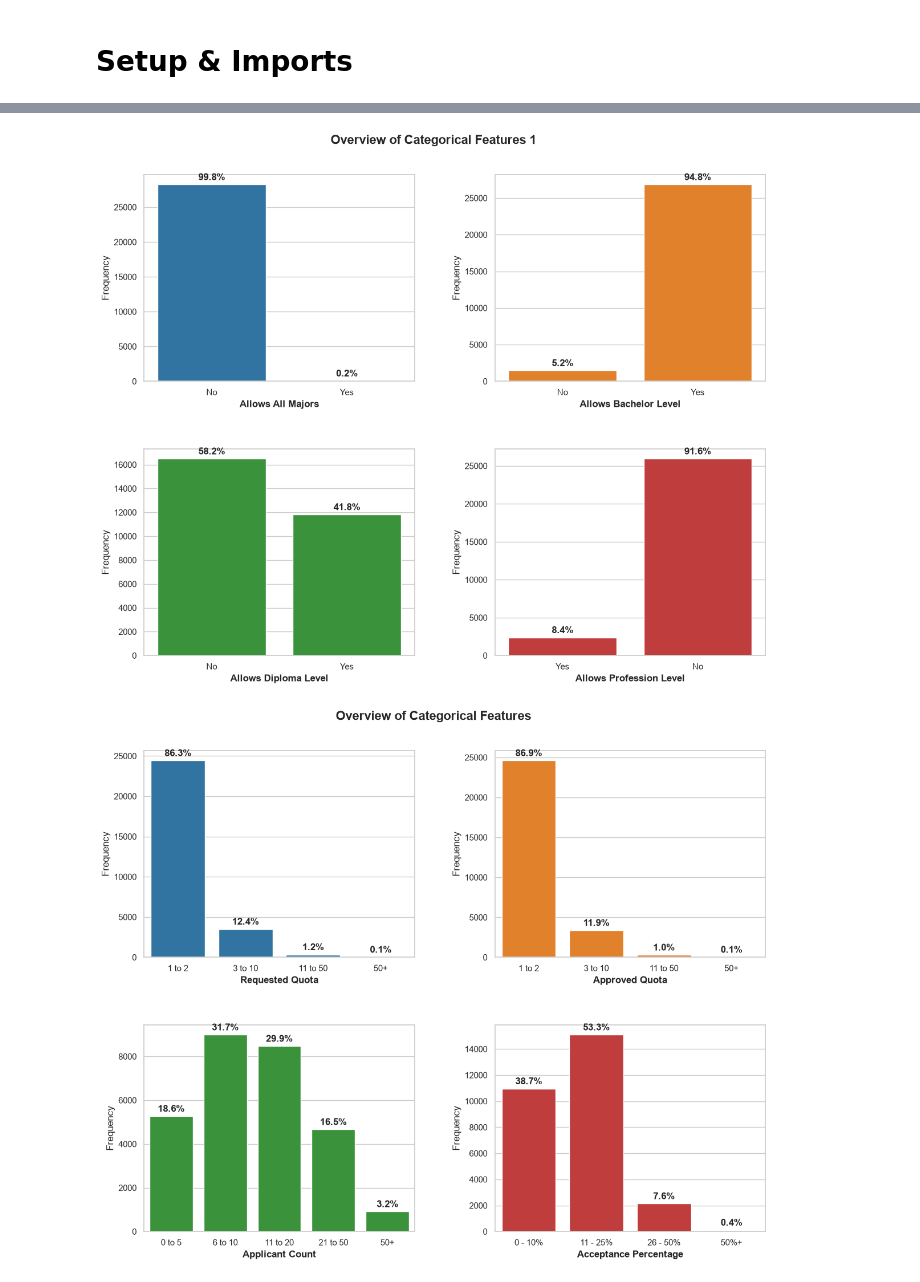
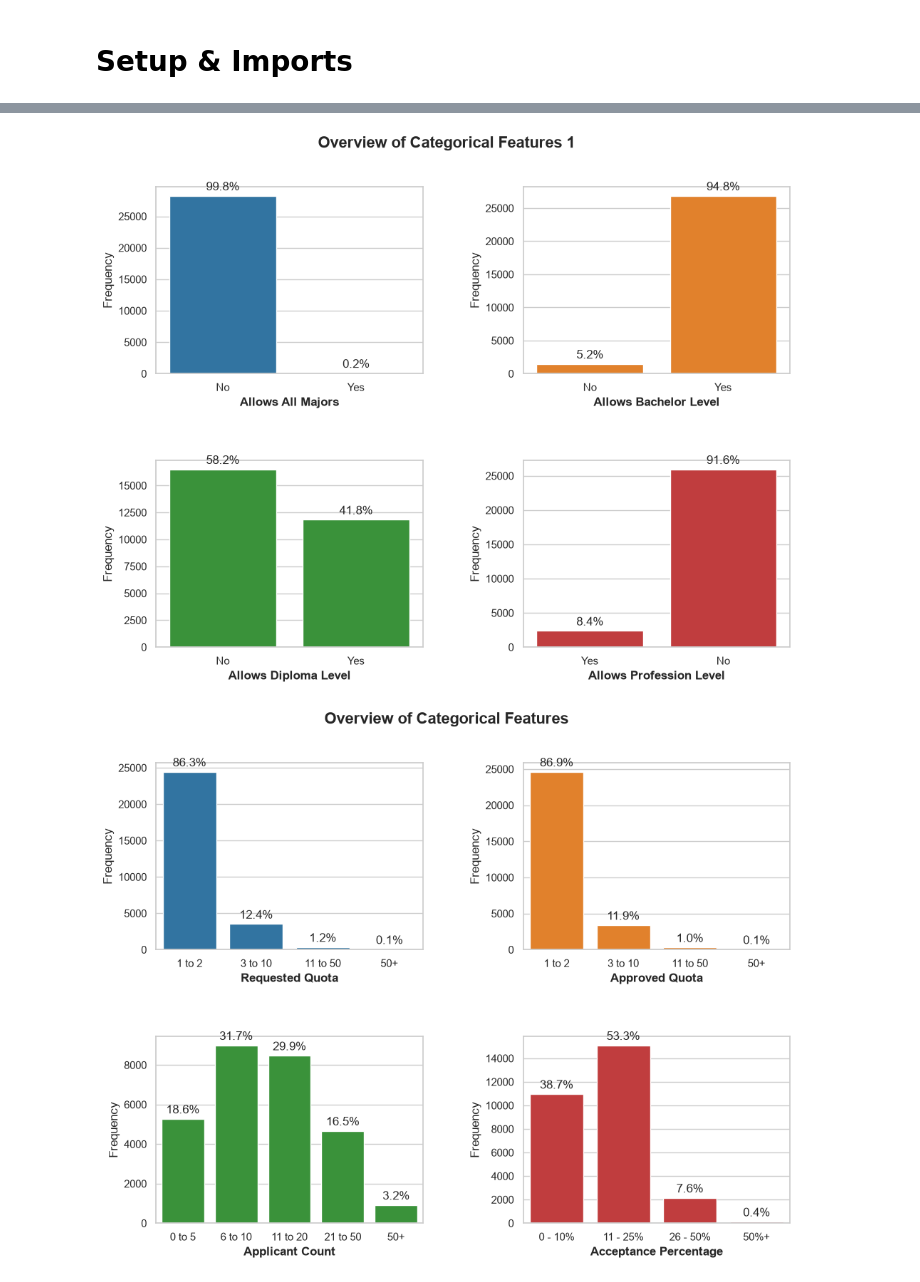
Before and after one commit to tejakusumahyusuf832/maganghub-analysis, a Jupyter notebook: notebooks/3.0-yt-exploratory-data-analysis.ipynb, the cells around one changed output, grey strips where cells are left out. Drawn from its saved outputs; the diff is of its cells as text; code cells hidden in the pictures.

```diff
--- a/notebooks/3.0-yt-exploratory-data-analysis.ipynb
+++ b/notebooks/3.0-yt-exploratory-data-analysis.ipynb
@@ -45 +29,5 @@ internship_postings[
+# %%
+# Set visual style
+sns.set_theme(style="whitegrid")
+plt.rcParams["font.sans-serif"] = "DejaVu Sans"
 # %% [markdown]
@@ -55,8 +43,7 @@ plotted_cols = ["requested_quota", "approved_quota", "applicant_count", "accepta
 colors = sns.color_palette("tab10", len(plotted_cols))
 
 # Set the canvas
-sns.set_theme(style="whitegrid")
-fig, axes = plt.subplots(2, 2, figsize=(12, 10))
+fig, axes = plt.subplots(2, 2, figsize=(10, 8))
 
 # Plot distributions
 for ax, col, color in zip(axes.flat, plotted_cols, colors):
@@ -77,4 +109,5 @@ plt.show()
 # %%
+# Plot the province distribution
 # Set the target column
 target_col = "province"
 total_rows = len(internship_postings)
@@ -84,8 +117,7 @@ category_counts = internship_postings[target_col].value_counts().reset_index()
 category_counts.columns = [target_col, "count"]
 
 # Set the canvas
-sns.set_theme(style="whitegrid")
-fig, ax = plt.subplots(figsize=(10, 14))
+fig, ax = plt.subplots(figsize=(10, 12))
 
 # Plot `province`
 sns.barplot(
@@ -100,12 +132,17 @@ sns.barplot(
 for container in ax.containers:
     # Use bar.get_width() because the bars are now horizontal
     labels = [f"{(bar.get_width() / total_rows) * 100:.1f}%" for bar in container]
-    ax.bar_label(container, labels=labels, padding=5, fontweight="bold", fontsize=9)    # type: ignore
+    ax.bar_label(container, labels=labels, padding=5, fontsize=9)    # type: ignore
 
 # Formatting
-ax.set_title("Distribution of Provinces", fontsize=16, fontweight="bold", pad=15)
+ax.set_title(
+    f"Distribution of {target_col.replace("_", " ").title()}",
+    fontsize=16,
+    fontweight="bold",
+    pad=15
+)
 ax.set_ylabel("")
-ax.set_xlabel("Frequency", fontweight="bold")
+ax.set_xlabel("Frequency")
 
 # Remove top and right borders for a cleaner look
 sns.despine()
@@ -120,5 +154,5 @@ Notes:
 # %%
-# Plot the categorical features
+# Plot the remaining categorical features
 # Manually prepare the columns to visualize
 plotted_cols = ["allows_all_majors", "allows_bachelor_level", "allows_diploma_level", "allows_profession_level"]
 
@@ -130,8 +164,7 @@ colors = sns.color_palette("tab10", len(plotted_cols))
 total_rows = len(internship_postings)
 
 # Set the canvas
-sns.set_theme(style="whitegrid")
-fig, axes = plt.subplots(2, 2, figsize=(12, 10))
+fig, axes = plt.subplots(2, 2, figsize=(10, 8))
 
 # Plot distributions
 for ax, col, color in zip(axes.flat, plotted_cols, colors):
@@ -140,9 +173,9 @@ for ax, col, color in zip(axes.flat, plotted_cols, colors):
     # Calculate and display exact percentages on top of bars
     for container in ax.containers:
         labels = [f"{(bar.get_height() / total_rows) * 100:.1f}%" for bar in container]
-        ax.bar_label(container, labels=labels, padding=3, fontweight="bold")
+        ax.bar_label(container, labels=labels, padding=3)
 
-    ax.set_xlabel(col.replace("_", " ").title(), fontweight="bold")
+    ax.set_xlabel(col.replace("_", " ").title())
     ax.set_ylabel("Frequency")
 
 # Set the main title
@@ -152,40 +185,39 @@ fig.suptitle("Overview of Categorical Features 1", fontsize=16, fontweight="bold
 plt.tight_layout(w_pad=4.0, h_pad=4.0, rect=(0, 0, 1, 0.97))
 plt.show()
 # %% [output]
-[figure, old version]
+[figure, new version]
 # %%
 # Plot the categorical features
 # Manually prepare the columns to visualize
 plotted_cols = ["requested_quota_category", "approved_quota_category", "applicant_count_category", "acceptance_percentage_category"]
 
 # Generate a list of distinct colors (one for each column)
 # palette: bright, Set1, tab10, Set2
 colors = sns.color_palette("tab10", len(plotted_cols))
 
 # Get the total number of rows to calculate percentages
 total_rows = len(internship_postings)
 
 # Set the canvas
-sns.set_theme(style="whitegrid")
-fig, axes = plt.subplots(2, 2, figsize=(12, 10))
+fig, axes = plt.subplots(2, 2, figsize=(10, 8))
 
 # Plot distributions
 for ax, col, color in zip(axes.flat, plotted_cols, colors):
     sns.countplot(internship_postings, x=col, ax=ax, color=color)
 
     # Calculate and display exact percentages on top of bars
     for container in ax.containers:
         labels = [f"{(bar.get_height() / total_rows) * 100:.1f}%" for bar in container]
-        ax.bar_label(container, labels=labels, padding=3, fontweight="bold")
+        ax.bar_label(container, labels=labels, padding=3)
 
-    ax.set_xlabel(col.removesuffix("_category").replace("_", " ").title(), fontweight="bold")
+    ax.set_xlabel(col.removesuffix("_category").replace("_", " ").title())
     ax.set_ylabel("Frequency")
 
 # Set the main title
 fig.suptitle("Overview of Categorical Features", fontsize=16, fontweight="bold")
 
 # Add manual padding between subplots
 plt.tight_layout(w_pad=4.0, h_pad=4.0, rect=(0, 0, 1, 0.97))
 plt.show()
 # %% [output]
-[figure, old version]
+[figure, new version]
```
Also changed, not shown: parts of 20 cells of this notebook, 2 other files.
